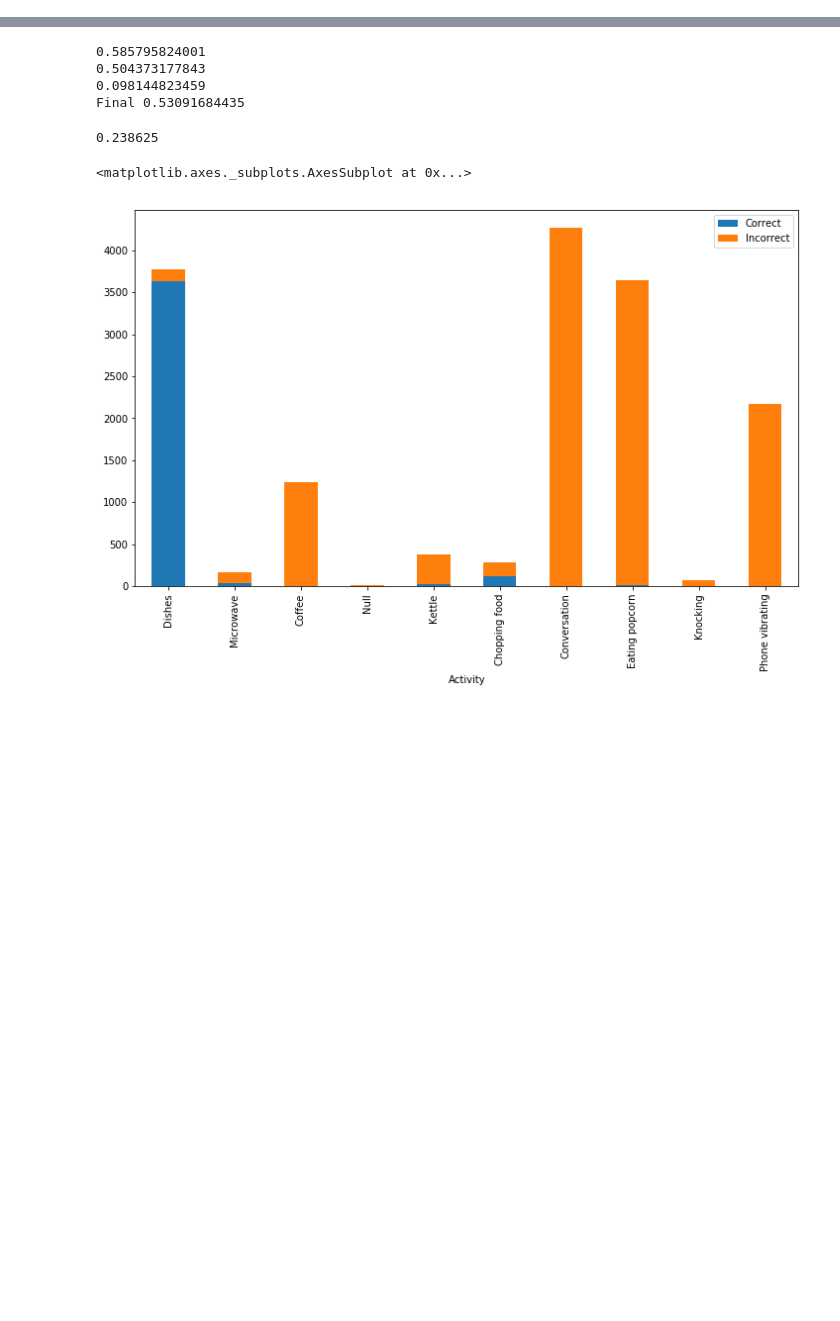
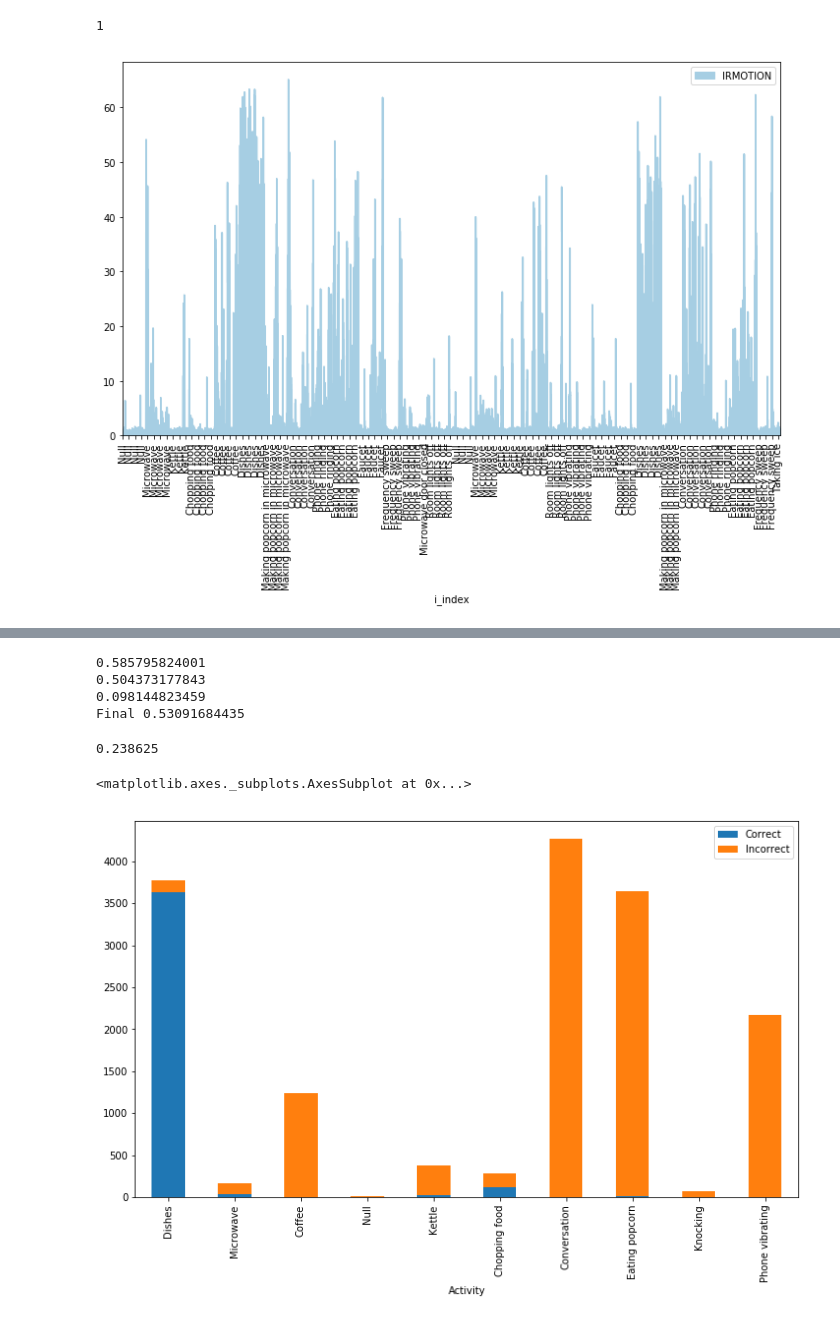
Before and after one commit to matus-tomlein/transfer-learning-playground, a Jupyter notebook: notebooks/activation-groups.ipynb, the cells around one changed output, grey strips where cells are left out. Drawn from its saved outputs; the diff is of its cells as text; code cells hidden in the pictures; blank space fills up the shorter version.

```diff
--- a/notebooks/activation-groups.ipynb
+++ b/notebooks/activation-groups.ipynb
@@ -62,0 +152,28 @@ def average_values(df, window_size=5):
+# %%
+device = '128.237.248.186'
+dataset = 'scott-final-iter1'
+
+sensor_channels = [
+    'MICROPHONE_fft',
+    'MICROPHONE_sst',
+    'ACCEL_fft_0',
+    'ACCEL_sst_0',
+    'ACCEL_fft_1',
+    'ACCEL_sst_1',
+    'ACCEL_fft_2',
+    'ACCEL_sst_2',
+    'EMI',
+    'MAGNETOMETER',
+    'GEYE',
+    'COLOR',
+    'TEMPERATURE',
+    'IRMOTION',
+    'WIFI_RSSI',
+    'HUMIDITY',
+    'BAROMETER'
+]
+
+dataset_path = '../datasets/' + dataset + '-complete/'
+df = pd.read_pickle(dataset_path + device + '.p')
+
+anomalies = activation_groups(df, sensor_channels)
@@ -62,0 +185,8 @@ def average_values(df, window_size=5):
+# %%
+anomalies[['IRMOTION']].plot.area(stacked=True, colormap='Paired')
+labels = [configuration['activities'][int(i)] for i in df.label]
+plt.xticks(np.arange(0.5, len(labels), 500), labels[::500], rotation='vertical')
+1
+# %% [output]
+1
+[figure, added]
```
Also changed, not shown: parts of 6 cells of this notebook, 12 other files.
